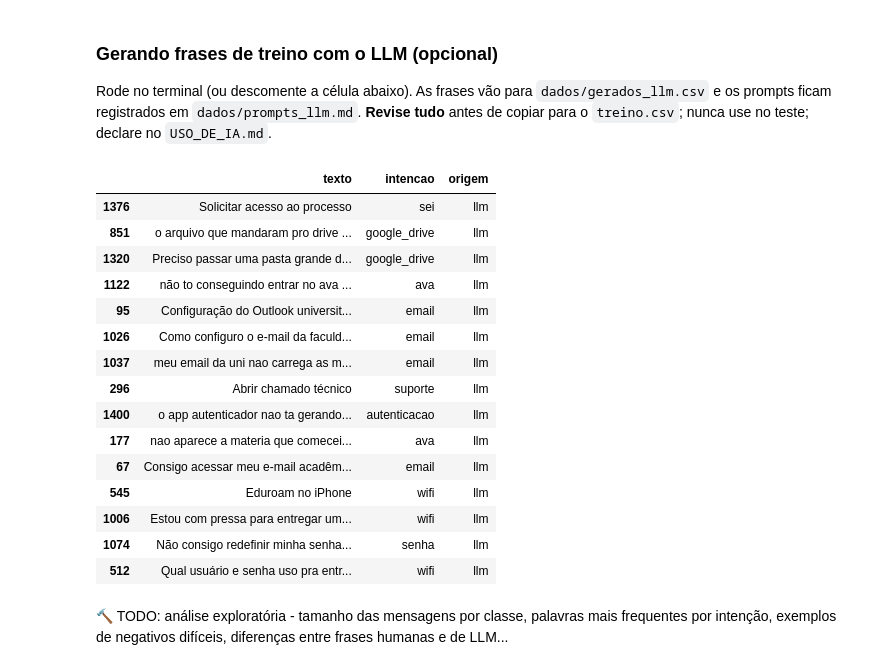
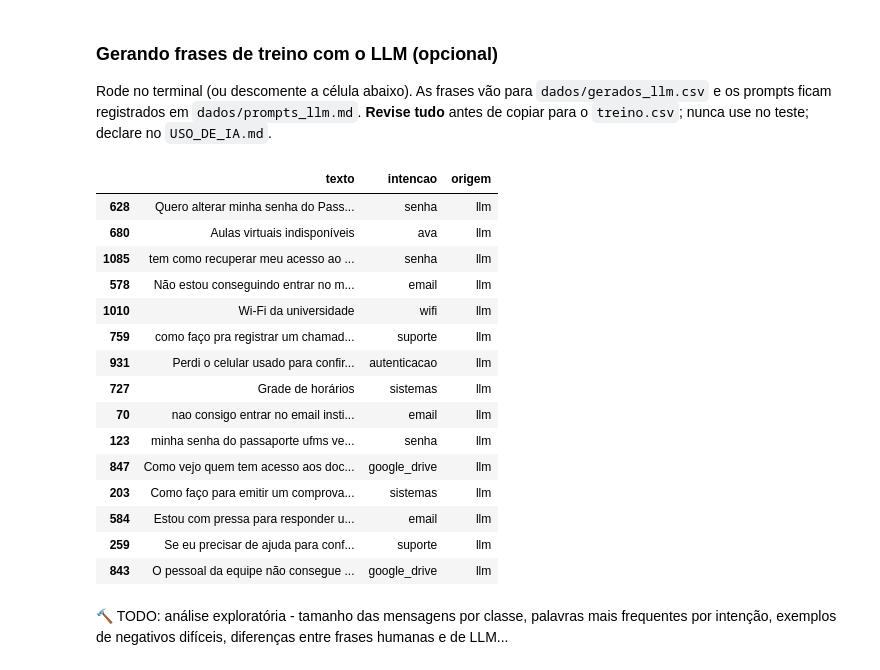
Before and after one commit to Guimaraes-Mendonca/UniTi-ChatBot, a Jupyter notebook: notebooks/01_trabalho_grupo.ipynb, the cells around one changed output. Saved outputs shown, nothing was run; the diff lists cells and outputs as text; code cells hidden in the pictures.

```diff
--- a/notebooks/01_trabalho_grupo.ipynb
+++ b/notebooks/01_trabalho_grupo.ipynb
@@ -189,27 +283,25 @@ Rode no terminal (ou descomente a célula abaixo). As frases vão para
 **Revise tudo** antes de copiar para o `treino.csv`; nunca use no teste; declare no
 `USO_DE_IA.md`.
 # %%
-# Para rodar daqui, tire o "#" das linhas abaixo (gasta créditos da chave do grupo):
-subprocess.run([sys.executable, "scripts/gerar_dados_llm.py", "--n", "10"], check=True)
 gerados = pd.read_csv("dados/gerados_llm.csv")
-gerados.sample(15)
+gerados.sample(15, random_state=42)
 # %% [output]
 |  | texto | intencao | origem |
-| 1376 | Solicitar acesso ao processo | sei | llm |
-| 851 | o arquivo que mandaram pro drive ... | google_drive | llm |
-| 1320 | Preciso passar uma pasta grande d... | google_drive | llm |
-| 1122 | não to conseguindo entrar no ava ... | ava | llm |
-| 95 | Configuração do Outlook universit... | email | llm |
-| 1026 | Como configuro o e-mail da faculd... | email | llm |
-| 1037 | meu email da uni nao carrega as m... | email | llm |
-| 296 | Abrir chamado técnico | suporte | llm |
-| 1400 | o app autenticador nao ta gerando... | autenticacao | llm |
-| 177 | nao aparece a materia que comecei... | ava | llm |
-| 67 | Consigo acessar meu e-mail acadêm... | email | llm |
-| 545 | Eduroam no iPhone | wifi | llm |
-| 1006 | Estou com pressa para entregar um... | wifi | llm |
-| 1074 | Não consigo redefinir minha senha... | senha | llm |
-| 512 | Qual usuário e senha uso pra entr... | wifi | llm |
+| 628 | Quero alterar minha senha do Pass... | senha | llm |
+| 680 | Aulas virtuais indisponíveis | ava | llm |
+| 1085 | tem como recuperar meu acesso ao ... | senha | llm |
+| 578 | Não estou conseguindo entrar no m... | email | llm |
+| 1010 | Wi-Fi da universidade | wifi | llm |
+| 759 | como faço pra registrar um chamad... | suporte | llm |
+| 931 | Perdi o celular usado para confir... | autenticacao | llm |
+| 727 | Grade de horários | sistemas | llm |
+| 70 | nao consigo entrar no email insti... | email | llm |
+| 123 | minha senha do passaporte ufms ve... | senha | llm |
+| 847 | Como vejo quem tem acesso aos doc... | google_drive | llm |
+| 203 | Como faço para emitir um comprova... | sistemas | llm |
+| 584 | Estou com pressa para responder u... | email | llm |
+| 259 | Se eu precisar de ajuda para conf... | suporte | llm |
+| 843 | O pessoal da equipe não consegue ... | google_drive | llm |
 # %% [markdown]
 🔨 TODO: análise exploratória - tamanho das mensagens por classe, palavras mais
 frequentes por intenção, exemplos de negativos difíceis, diferenças entre frases
```
Also changed, not shown: parts of 12 cells of this notebook, 8 other files.
